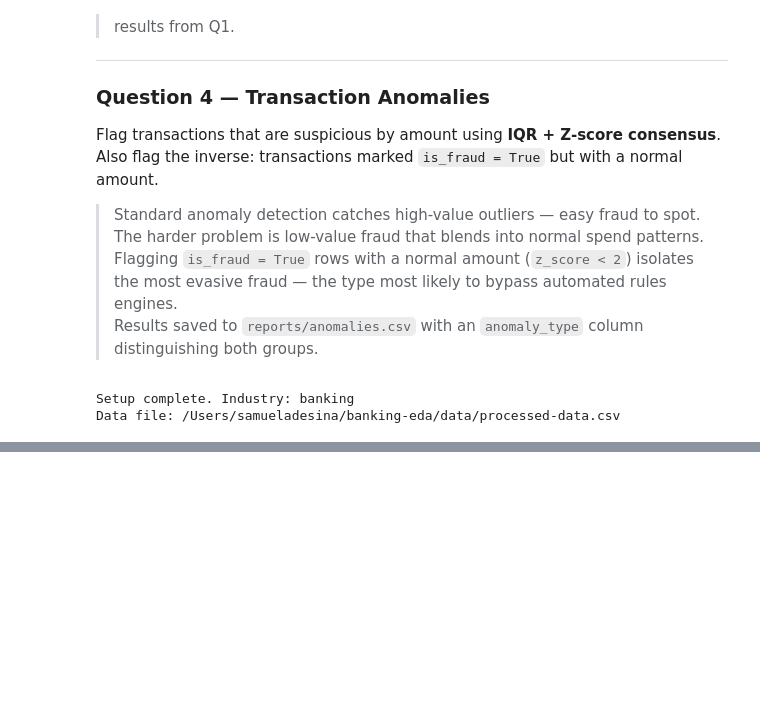
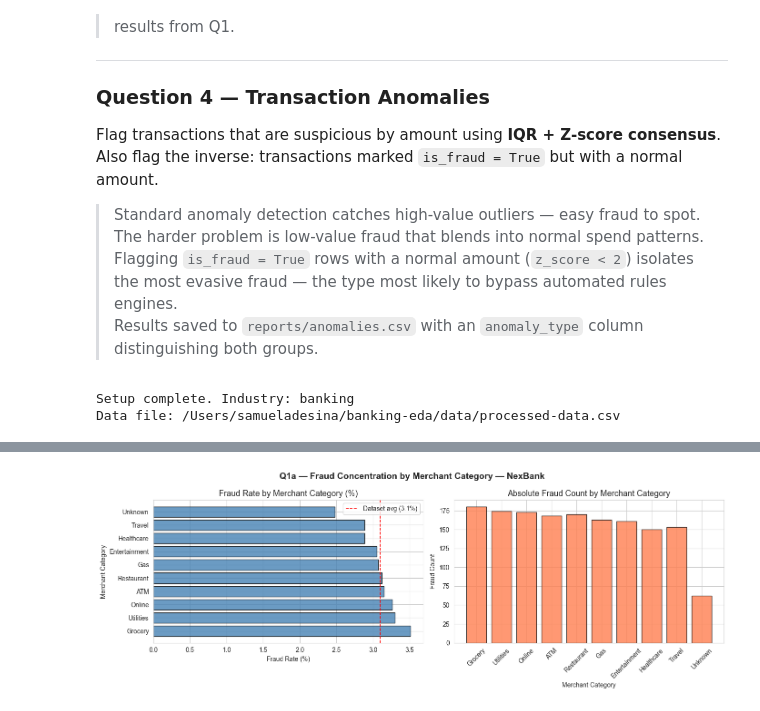
Before and after one commit to samuadesina/nexbank-analytics, a Jupyter notebook: notebooks/01_eda_exploration.ipynb, the cells around one changed output, grey strips where cells are left out. Drawn from its saved outputs; the diff is of its cells as text; code cells hidden in the pictures; blank space fills up the shorter version.

Commit message:
Add complete EDA notebook

```diff
--- a/notebooks/01_eda_exploration.ipynb
+++ b/notebooks/01_eda_exploration.ipynb
@@ -128,0 +146,16 @@ print(f'  Memory:        {p["memory_mb"]} MB')
+# %%
+# ── Cell 3: Descriptive Statistics ───────────────────────────────────────
+# pandas .describe() gives us the 8 key statistics for every numeric column.
+# We display it as a formatted table directly in the notebook.
+
+# Select only columns that are not pipeline metadata (starting with _)
+analysis_df = engine.df.drop(
+    columns=[c for c in engine.df.columns if c.startswith('_')],
+    errors='ignore'
+)
+
+# .describe() → count, mean, std, min, 25%, 50%, 75%, max for each numeric col
+# .T transposes the table: columns become rows (easier to read with many columns)
+# .style.background_gradient() adds colour — higher values are darker blue
+desc = analysis_df.describe().round(2).T
+desc
@@ -128,0 +279,54 @@ print(f'  Memory:        {p["memory_mb"]} MB')
+# %%
+
+# ── Q1a: Fraud rate by merchant category ─────────────────────────────────
+if 'merchant_category' in analysis_df.columns and 'is_fraud' in analysis_df.columns:
+    fraud_by_cat = (
+        analysis_df.groupby('merchant_category')['is_fraud']
+        .agg(fraud_count='sum', total='count')
+        .reset_index()
+    )
+    fraud_by_cat['fraud_rate_pct'] = (
+        fraud_by_cat['fraud_count'] / fraud_by_cat['total'] * 100
+    ).round(2)
+    fraud_by_cat = fraud_by_cat.sort_values('fraud_rate_pct', ascending=False)
+
+    fig, axes = plt.subplots(1, 2, figsize=(14, 5))
+
+    axes[0].barh(
+        fraud_by_cat['merchant_category'],
+        fraud_by_cat['fraud_rate_pct'],
+        color='steelblue',
+        alpha=0.8,
+        edgecolor='black'
+    )
+    axes[0].set_title('Fraud Rate by Merchant Category (%)', fontsize=13)
+    axes[0].set_xlabel('Fraud Rate (%)')
+    axes[0].set_ylabel('Merchant Category')
+    axes[0].axvline(
+        analysis_df['is_fraud'].mean() * 100,
+        color='red', linestyle='--', linewidth=1.2,
+        label=f'Dataset avg ({analysis_df["is_fraud"].mean()*100:.1f}%)'
+    )
+    axes[0].legend(fontsize=10)
+
+    axes[1].bar(
+        fraud_by_cat['merchant_category'],
+        fraud_by_cat['fraud_count'],
+        color='coral',
+        alpha=0.8,
+        edgecolor='black'
+    )
+    axes[1].set_title('Absolute Fraud Count by Merchant Category', fontsize=13)
+    axes[1].set_xlabel('Merchant Category')
+    axes[1].set_ylabel('Fraud Count')
+    axes[1].tick_params(axis='x', rotation=45)
+
+    plt.suptitle('Q1a — Fraud Concentration by Merchant Category — NexBank',
+                 fontsize=14, fontweight='bold')
+    plt.tight_layout()
+    plt.savefig(REPORTS_DIR / 'fraud_by_merchant_category.png', dpi=150, bbox_inches='tight')
+    plt.show()
+    print('Saved → reports/fraud_by_merchant_category.png')
+    print(fraud_by_cat.to_string(index=False))
+# %% [output]
+[figure, added]
```
Also changed, not shown: parts of 10 cells of this notebook.
